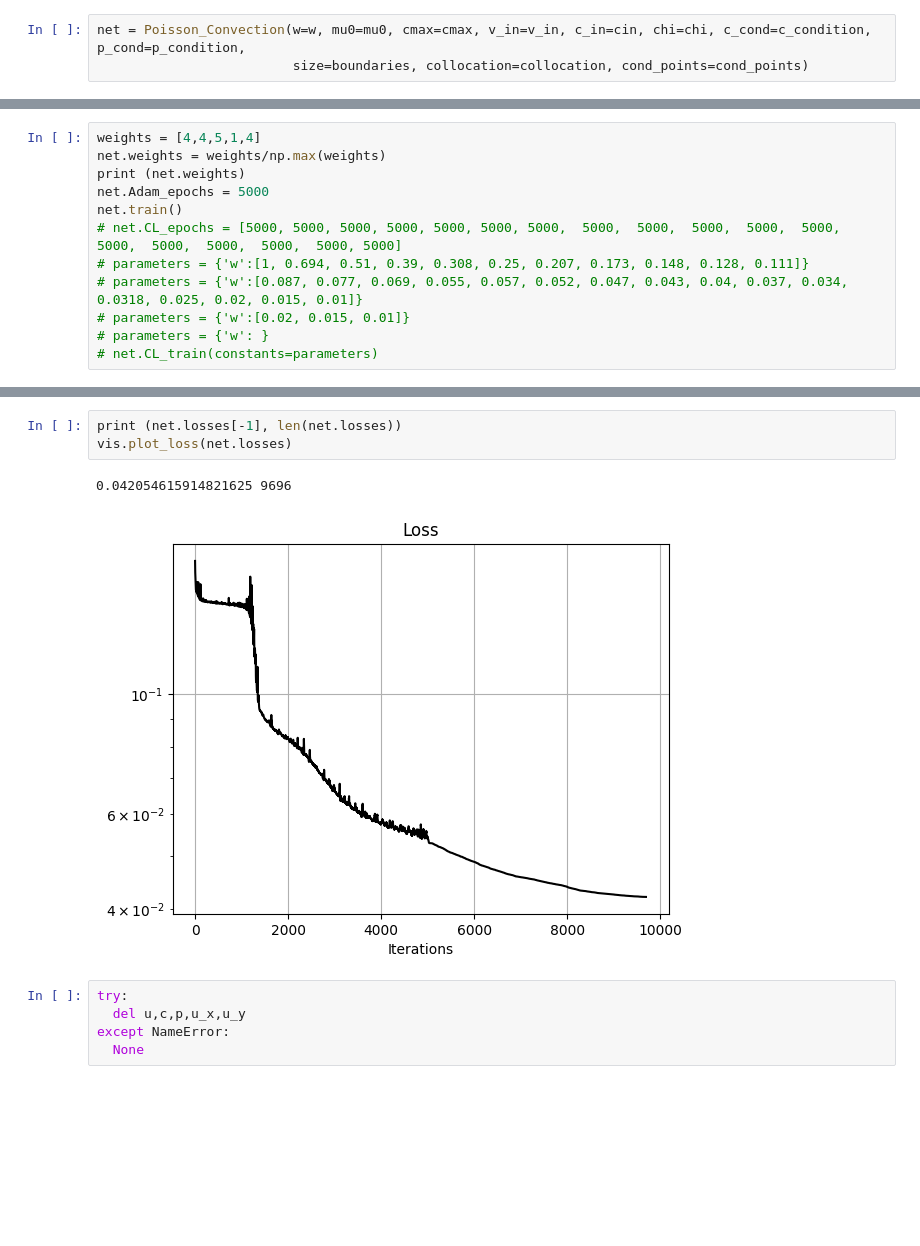
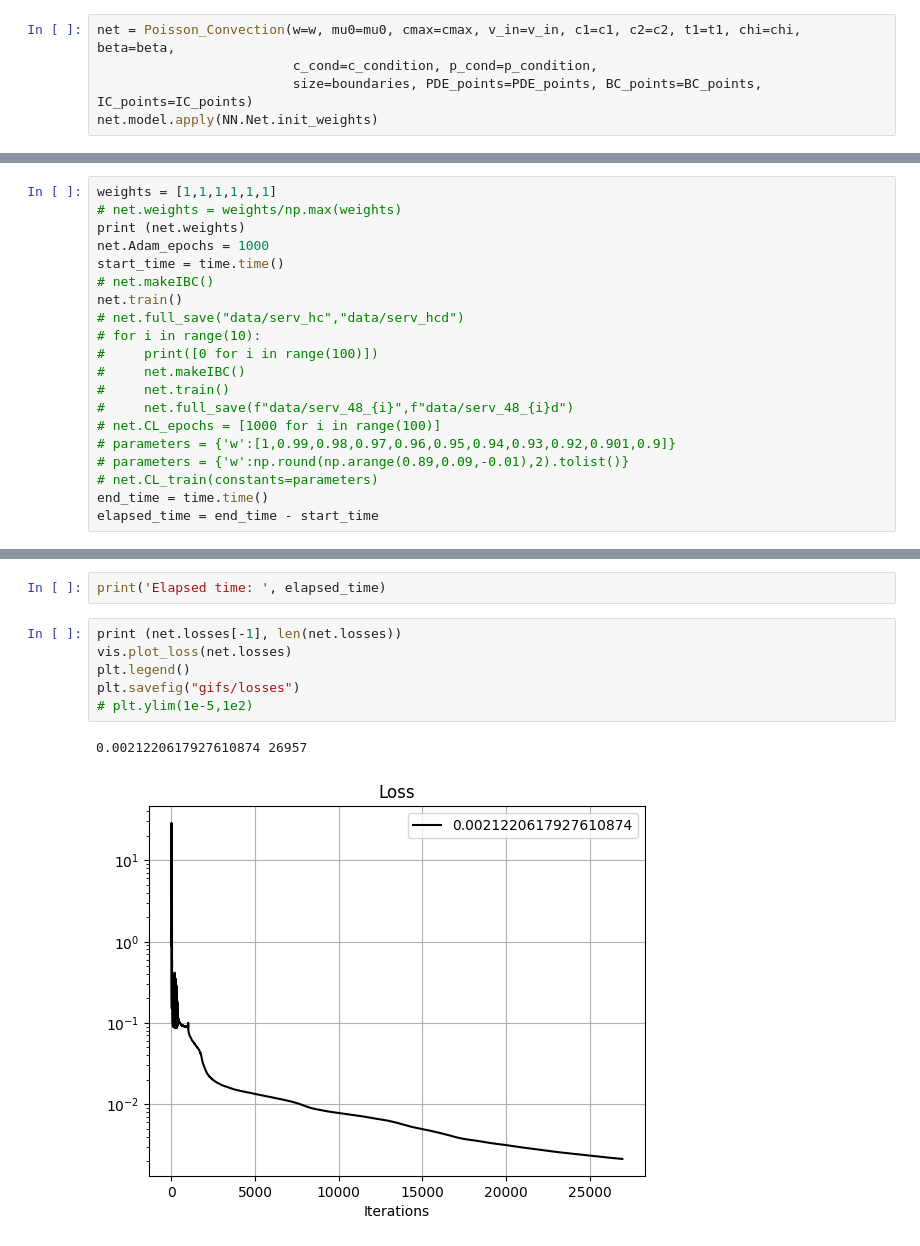
Before and after one commit to Kusok0vody/PyTorch_PiNN_for_Poisson_convection_equations_system, a Jupyter notebook: Poisson_Convection_test.ipynb, the cells around one changed output, grey strips where cells are left out. Saved outputs shown, nothing was run; the diff lists cells and outputs as text; blank space fills up the shorter version.

```diff
--- a/Poisson_Convection_test.ipynb
+++ b/Poisson_Convection_test.ipynb
@@ -64,3 +73,5 @@ print (cond, collocation**3, (1 - cin/cmax)**(-2.5))
 # %%
-net = Poisson_Convection(w=w, mu0=mu0, cmax=cmax, v_in=v_in, c_in=cin, chi=chi, c_cond=c_condition, p_cond=p_condition,
-                         size=boundaries, collocation=collocation, cond_points=cond_points)
+net = Poisson_Convection(w=w, mu0=mu0, cmax=cmax, v_in=v_in, c1=c1, c2=c2, t1=t1, chi=chi, beta=beta,
+                         c_cond=c_condition, p_cond=p_condition,
+                         size=boundaries, PDE_points=PDE_points, BC_points=BC_points, IC_points=IC_points)
+net.model.apply(NN.Net.init_weights)
@@ -71,12 +94,0 @@ net.full_load("tty","ttyd.npy")
-# %%
-weights = [4,4,5,1,4]
-net.weights = weights/np.max(weights)
-print (net.weights)
-net.Adam_epochs = 5000
-net.train()
-# net.CL_epochs = [5000, 5000, 5000, 5000, 5000, 5000, 5000,  5000,  5000,  5000,  5000,  5000,  5000,  5000,  5000,  5000,  5000, 5000]
-# parameters = {'w':[1, 0.694, 0.51, 0.39, 0.308, 0.25, 0.207, 0.173, 0.148, 0.128, 0.111]}
-# parameters = {'w':[0.087, 0.077, 0.069, 0.055, 0.057, 0.052, 0.047, 0.043, 0.04, 0.037, 0.034, 0.0318, 0.025, 0.02, 0.015, 0.01]}
-# parameters = {'w':[0.02, 0.015, 0.01]}
-# parameters = {'w': }
-# net.CL_train(constants=parameters)
@@ -100,0 +107,20 @@ net.train()
+# %%
+weights = [1,1,1,1,1,1]
+# net.weights = weights/np.max(weights)
+print (net.weights)
+net.Adam_epochs = 1000
+start_time = time.time()
+# net.makeIBC()
+net.train()
+# net.full_save("data/serv_hc","data/serv_hcd")
+# for i in range(10):
+#     print([0 for i in range(100)])
+#     net.makeIBC()
+#     net.train()
+#     net.full_save(f"data/serv_48_{i}",f"data/serv_48_{i}d")
+# net.CL_epochs = [1000 for i in range(100)]
+# parameters = {'w':[1,0.99,0.98,0.97,0.96,0.95,0.94,0.93,0.92,0.901,0.9]}
+# parameters = {'w':np.round(np.arange(0.89,0.09,-0.01),2).tolist()}
+# net.CL_train(constants=parameters)
+end_time = time.time()
+elapsed_time = end_time - start_time
@@ -101,14 +146,14 @@ net.train()
+# %%
+print('Elapsed time: ', elapsed_time)
 # %%
 print (net.losses[-1], len(net.losses))
 vis.plot_loss(net.losses)
+plt.legend()
+plt.savefig("gifs/losses")
+# plt.ylim(1e-5,1e2)
 # %% [output]
-0.042054615914821625 9696
+0.0021220617927610874 26957
-[figure, old version]
+[figure, new version]
-# %%
-try:
-  del u,c,p,u_x,u_y
-except NameError:
-  None
 # %%
 net.eval_()
 
```
Also changed, not shown: parts of 15 cells of this notebook, 10 other files.
